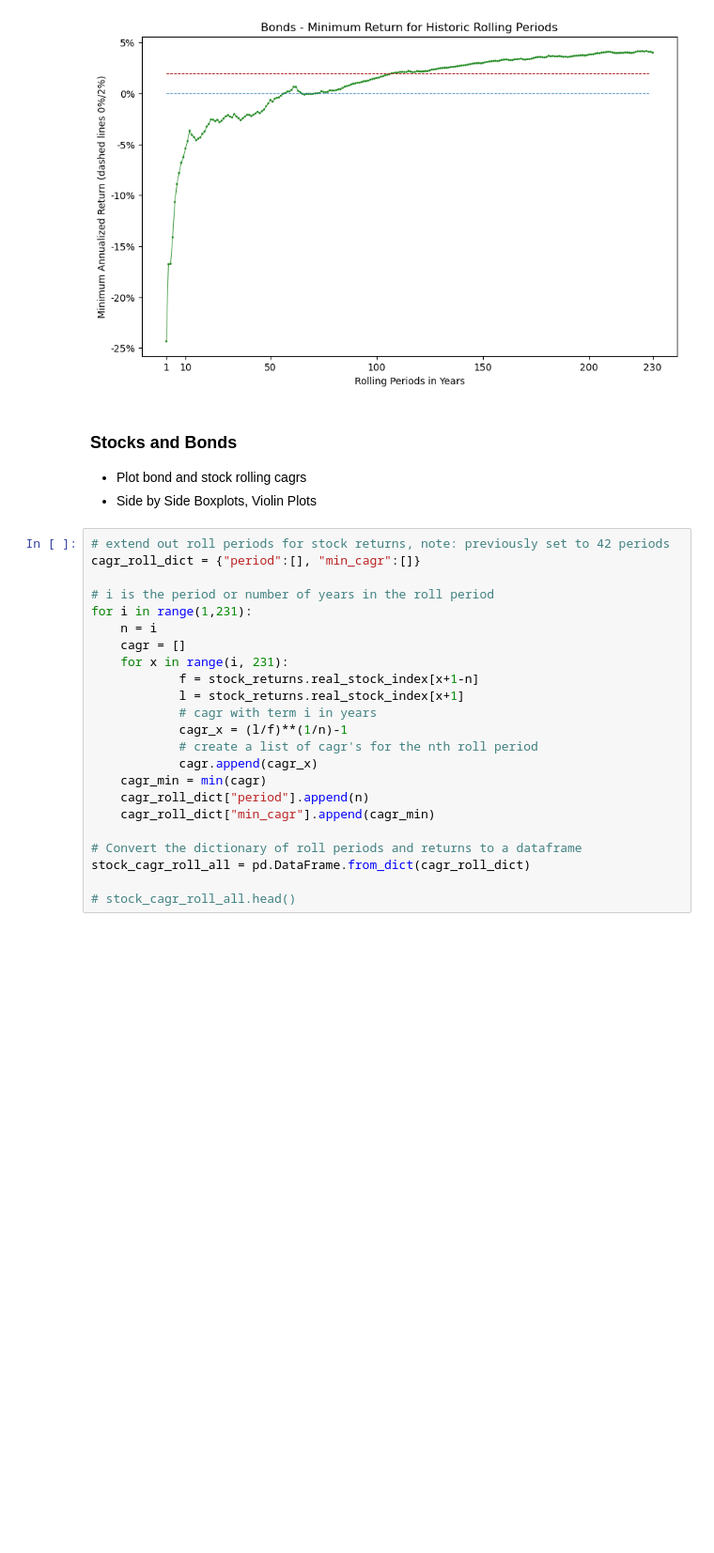
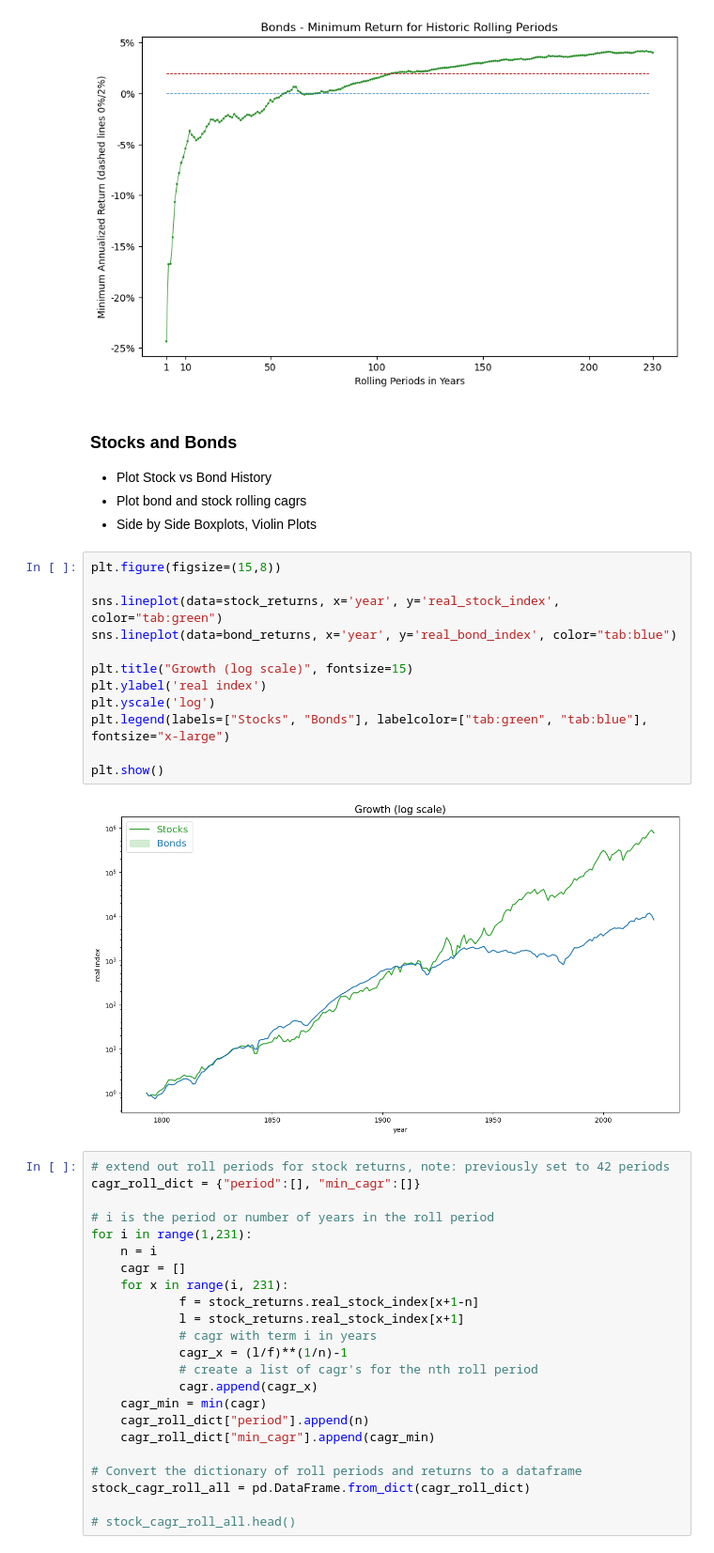
Before and after one commit to StarkArk/The_Long_View_Stocks_Bonds, a Jupyter notebook: stock_bond_return_analysis.ipynb, the cells around one changed output. Shown at 94% size. Saved outputs shown, nothing was run; the diff lists cells and outputs as text; blank space fills up the shorter version.

```diff
--- a/stock_bond_return_analysis.ipynb
+++ b/stock_bond_return_analysis.ipynb
@@ -366,8 +379,23 @@ plt.show()
 # %% [markdown]
 ### Stocks and Bonds
 
+- Plot Stock vs Bond History
 - Plot bond and stock rolling cagrs
 - Side by Side Boxplots, Violin Plots
+# %%
+plt.figure(figsize=(15,8))
+
+sns.lineplot(data=stock_returns, x='year', y='real_stock_index', color="tab:green")
+sns.lineplot(data=bond_returns, x='year', y='real_bond_index', color="tab:blue")
+
+plt.title("Growth (log scale)", fontsize=15)
+plt.ylabel('real index')
+plt.yscale('log')
+plt.legend(labels=["Stocks", "Bonds"], labelcolor=["tab:green", "tab:blue"], fontsize="x-large")
+
+plt.show()
+# %% [output]
+[figure, added]
 # %%
 # extend out roll periods for stock returns, note: previously set to 42 periods
 cagr_roll_dict = {"period":[], "min_cagr":[]}
```
Also changed, not shown: parts of 13 cells of this notebook, 1 other file.
